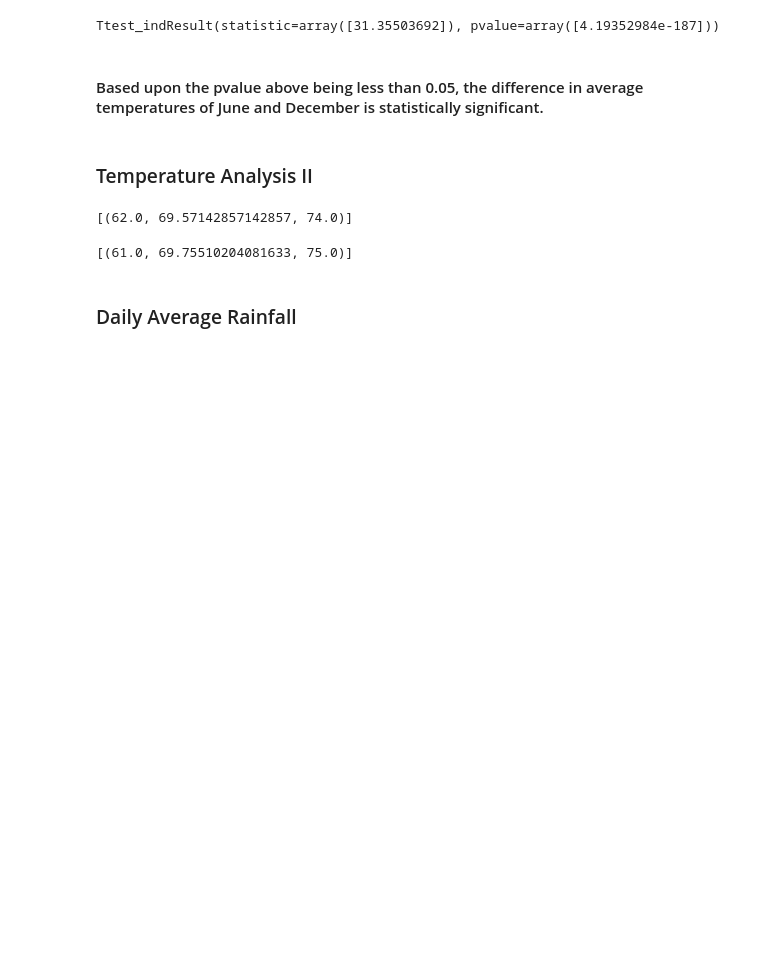
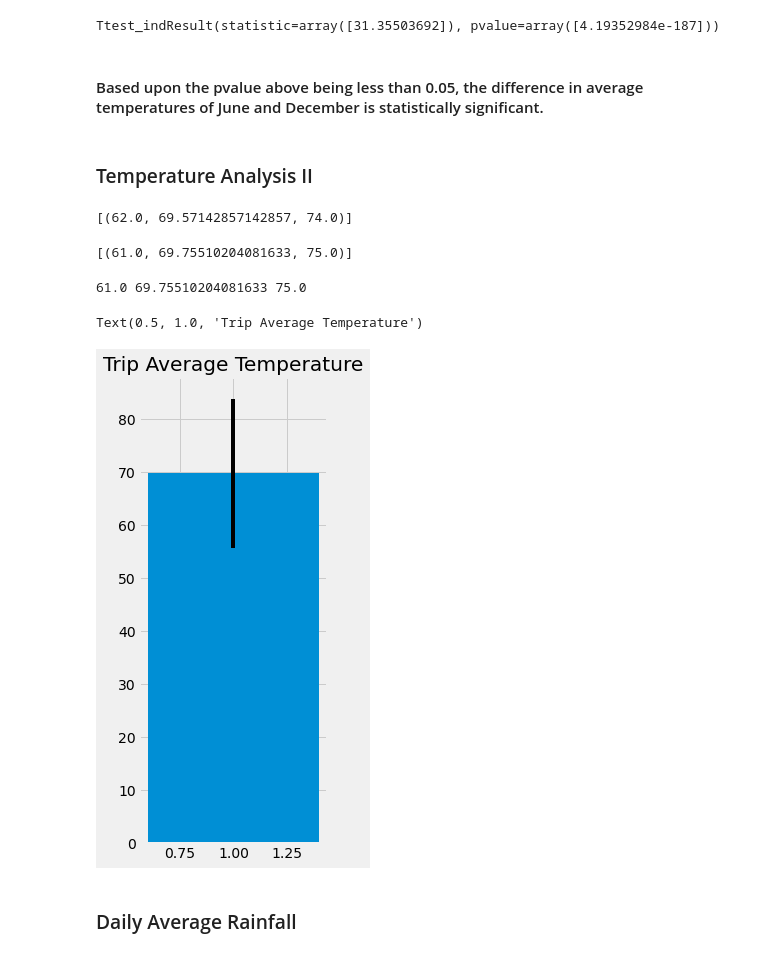
Before and after one commit to paulywog13/sqlalchemy-challenge, a Jupyter notebook: climate_starter.ipynb, the cells around one changed output. Saved outputs shown, nothing was run; the diff lists cells and outputs as text; code cells hidden in the pictures; blank space fills up the shorter version.

```diff
--- a/climate_starter.ipynb
+++ b/climate_starter.ipynb
@@ -295,6 +289,20 @@ print(calc_temps('2011-02-28', '2011-03-05'))
 # Use "Trip Avg Temp" as your Title
 # Use the average temperature for the y value
 # Use the peak-to-peak (tmax-tmin) value as the y error bar (yerr)
+trip_start = '2012-02-28'
+trip_end = '2012-03-05'
+tmin, tavg, tmax = calc_temps('2011-02-28', '2011-03-05')[0]
+print(tmin, tavg, tmax)
+# %% [output]
+61.0 69.75510204081633 75.0
+# %%
+plt.figure(figsize=(3, 8))
+x=1
+plt.bar(x, tavg, yerr = (tmax-tmin), align="center")
+plt.title("Trip Average Temperature")
+# %% [output]
+Text(0.5, 1.0, 'Trip Average Temperature')
+[figure, added]
 # %% [markdown]
 ### Daily Average Rainfall
 # %%
```
Also changed, not shown: parts of 8 cells of this notebook.
